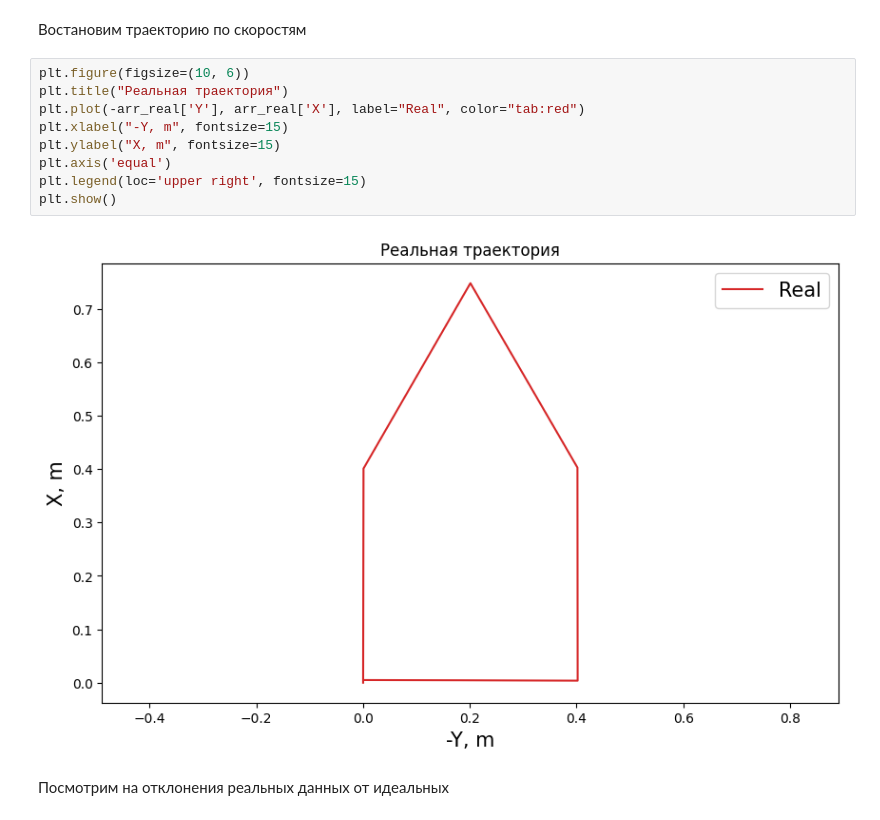
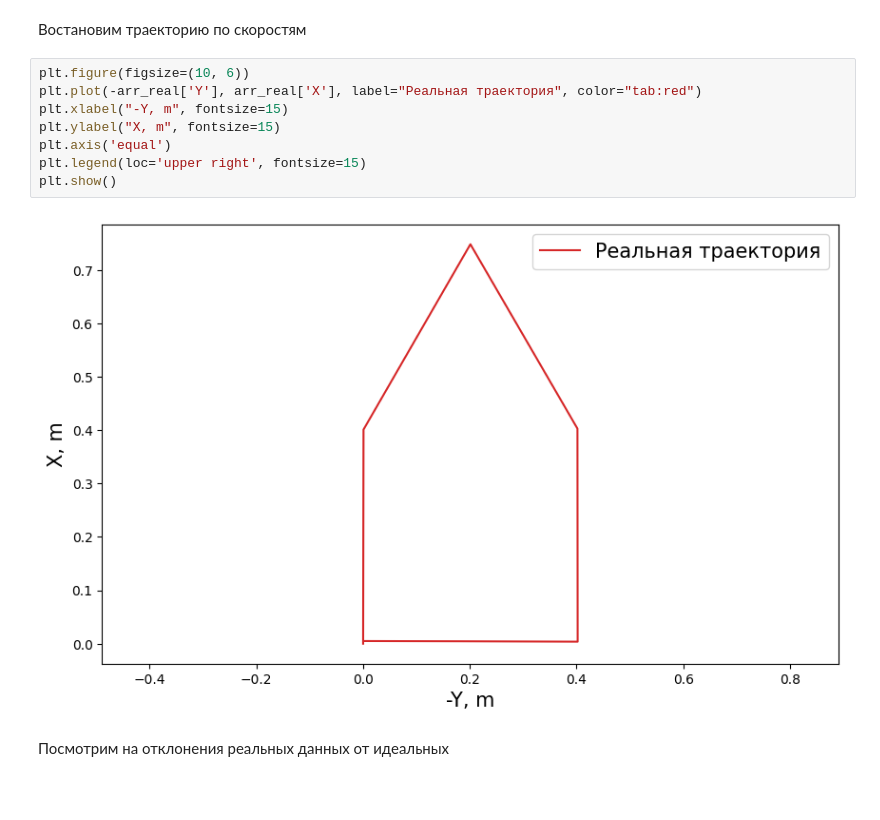
Before and after one commit to topkek777/SkillFactory, a Jupyter notebook: energy_hope.ipynb, the cells around one changed output. Cells and saved outputs as stored; diff of their text form; blank space fills up the shorter version.

```diff
--- a/energy_hope.ipynb
+++ b/energy_hope.ipynb
@@ -326,15 +326,14 @@ plot_x_y_psi(arr_real, x_y_max_padding=0.01, om_max_padding=0.0001)
 Востановим траекторию по скоростям
 # %%
 plt.figure(figsize=(10, 6))
-plt.title("Реальная траектория")
-plt.plot(-arr_real['Y'], arr_real['X'], label="Real", color="tab:red")
+plt.plot(-arr_real['Y'], arr_real['X'], label="Реальная траектория", color="tab:red")
 plt.xlabel("-Y, m", fontsize=15)
 plt.ylabel("X, m", fontsize=15)
 plt.axis('equal')
 plt.legend(loc='upper right', fontsize=15)
 plt.show()
 # %% [output]
-[figure, old version]
+[figure, new version]
 # %% [markdown]
 Посмотрим на отклонения реальных данных от идеальных
 # %%
```
Also changed, not shown: parts of 3 cells of this notebook.
